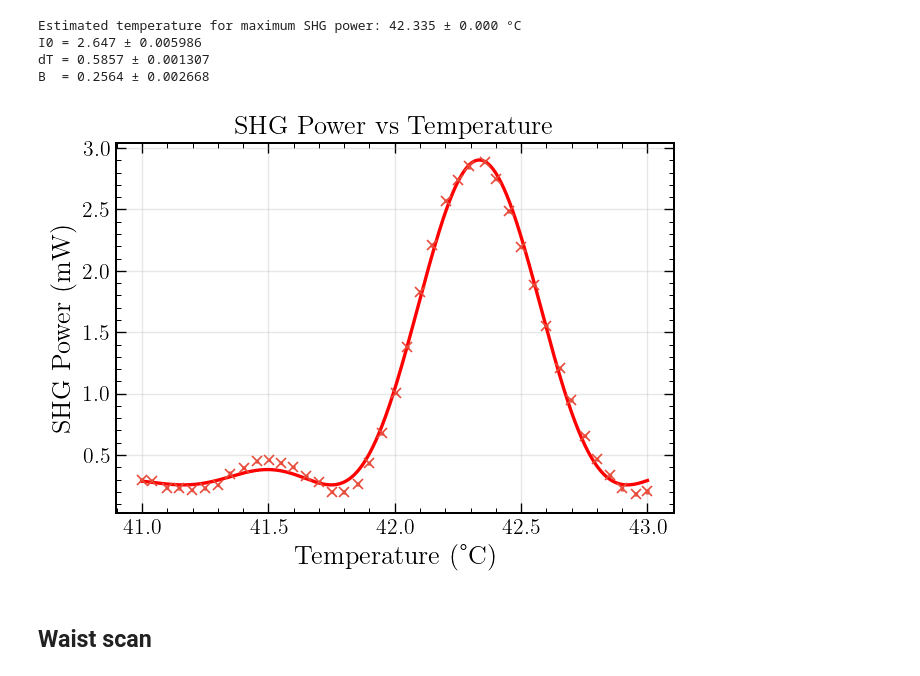
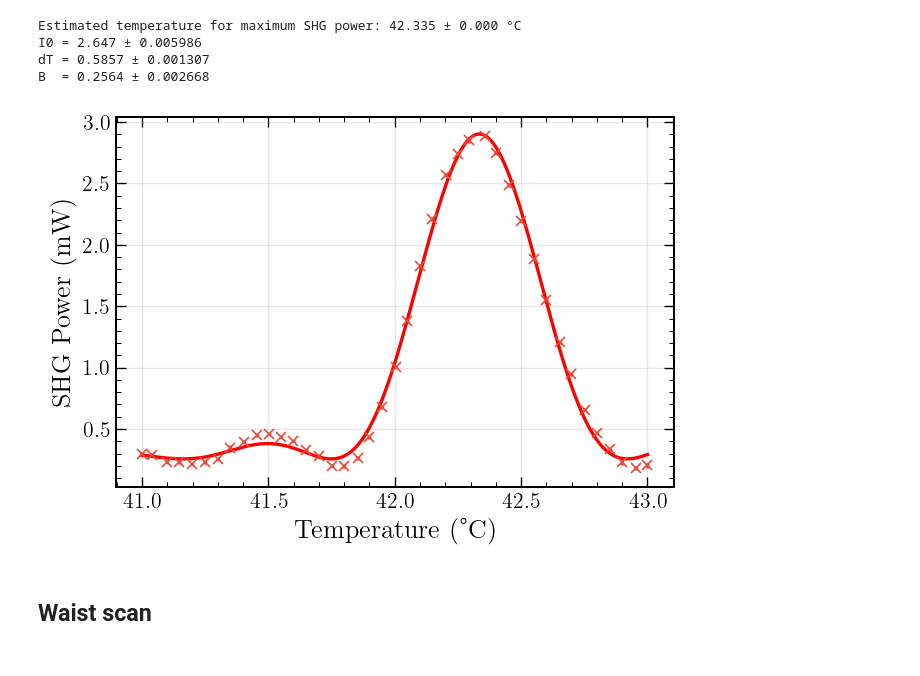
Before and after one commit to eq15t-panda/PANDAManager, a Jupyter notebook: plots_shg.ipynb, the cells around one changed output. Cells and saved outputs as stored; diff of their text form; code cells hidden in the pictures.

```diff
--- a/plots_shg.ipynb
+++ b/plots_shg.ipynb
@@ -120,15 +120,15 @@ B  = 0.2564 ± 0.002668
 # %%
 set_plot_style()
 
 plt.errorbar(list_T, list_P , xerr=list_Terr, yerr=list_Perr, fmt='x', label='data')
 plt.plot(Tfit, qpm_fit(Tfit, *popt), 'r-', label='fit')
 plt.xlabel('Temperature (°C)')
 plt.ylabel('SHG Power (mW)')
-plt.title('SHG Power vs Temperature')
+# plt.title('SHG Power vs Temperature')
 plt.grid()
 plt.show()
 # %% [output]
-[figure, old version]
+[figure, new version]
 # %% [markdown]
 ## Waist scan
 # %%
```
Also changed, not shown: 1 other file.
